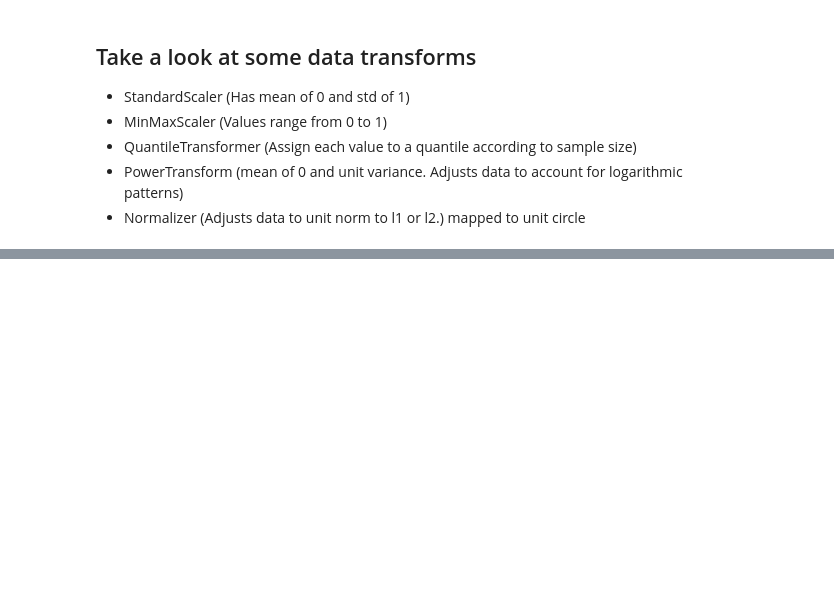
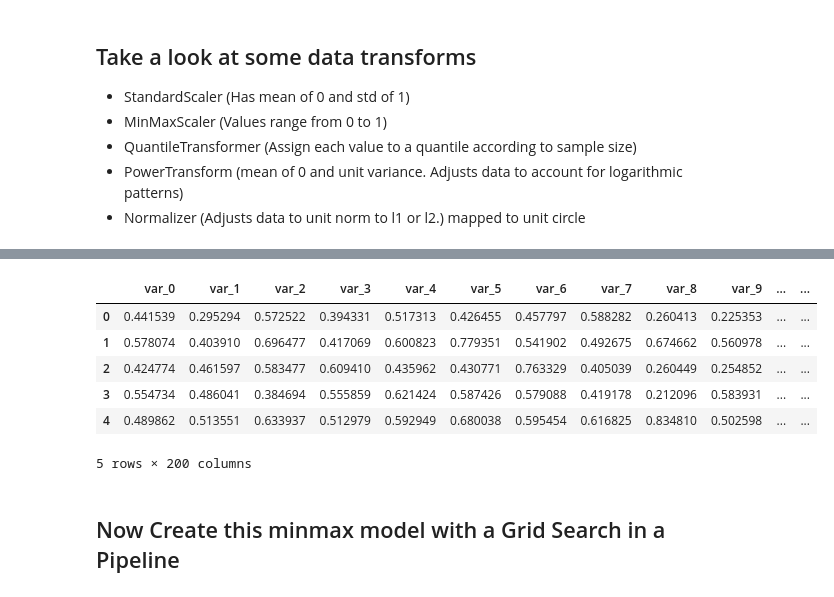
Before and after one commit to Doc1Ft/santander-customer-transaction-prediction, a Jupyter notebook: notebooks/Mike_Exploration.ipynb, the cells around one changed output, grey strips where cells are left out. Cells and saved outputs as stored; diff of their text form; code cells hidden in the pictures; blank space fills up the shorter version.

```diff
--- a/notebooks/Mike_Exploration.ipynb
+++ b/notebooks/Mike_Exploration.ipynb
@@ -103,0 +147,6 @@ ax.set_xticklabels("")
+# %%
+scaler = StandardScaler()
+minmax = MinMaxScaler()
+quantile = QuantileTransformer()
+power = PowerTransformer()
+normalizer = Normalizer()
@@ -103,0 +167,14 @@ ax.set_xticklabels("")
+# %%
+X_scaled = minmax.fit_transform(X)
+X_scaled_df = pd.DataFrame(X_scaled, columns=X.columns.values.tolist())
+X_scaled_df.head()
+# %% [output]
+|  | var_0 | var_1 | var_2 | var_3 | var_4 | var_5 | var_6 | var_7 | var_8 | var_9 | ... | ... |
+| 0 | 0.441539 | 0.295294 | 0.572522 | 0.394331 | 0.517313 | 0.426455 | 0.457797 | 0.588282 | 0.260413 | 0.225353 | ... | ... |
+| 1 | 0.578074 | 0.403910 | 0.696477 | 0.417069 | 0.600823 | 0.779351 | 0.541902 | 0.492675 | 0.674662 | 0.560978 | ... | ... |
+| 2 | 0.424774 | 0.461597 | 0.583477 | 0.609410 | 0.435962 | 0.430771 | 0.763329 | 0.405039 | 0.260449 | 0.254852 | ... | ... |
+| 3 | 0.554734 | 0.486041 | 0.384694 | 0.555859 | 0.621424 | 0.587426 | 0.579088 | 0.419178 | 0.212096 | 0.583931 | ... | ... |
+| 4 | 0.489862 | 0.513551 | 0.633937 | 0.512979 | 0.592949 | 0.680038 | 0.595454 | 0.616825 | 0.834810 | 0.502598 | ... | ... |
+5 rows × 200 columns
+# %% [markdown]
+## Now Create this minmax model with a Grid Search in a Pipeline
```
Also changed, not shown: parts of 28 cells of this notebook, 1 other file.
